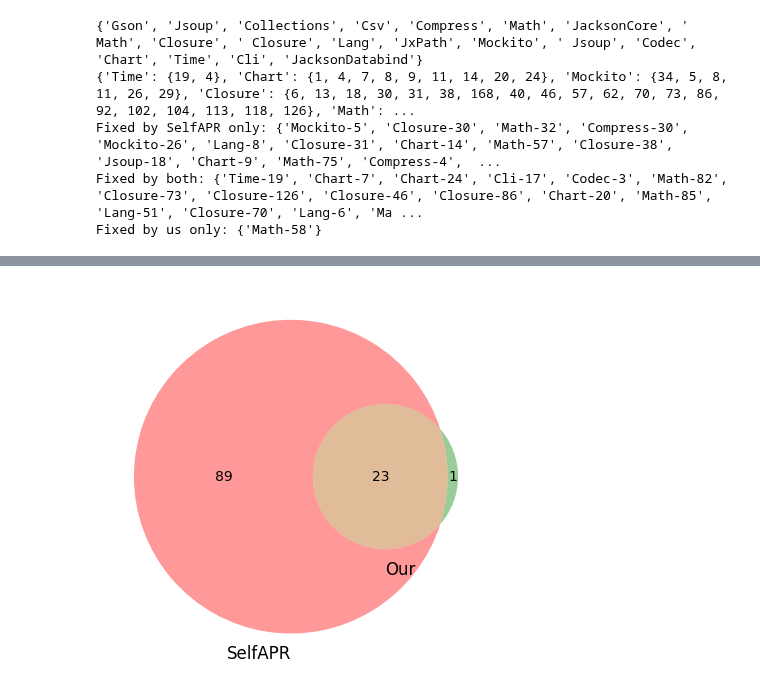
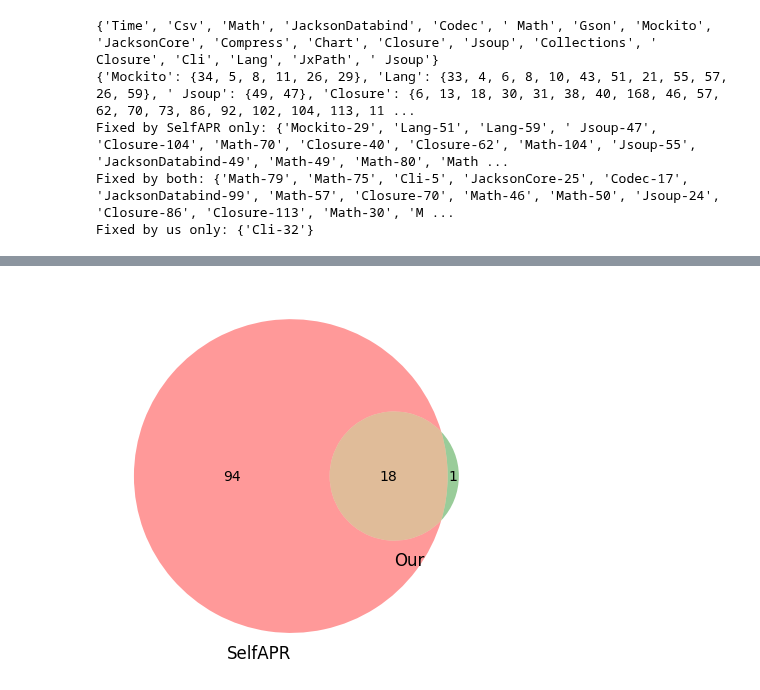
Before and after one commit to andre15silva/mufin, a Jupyter notebook: models_analysis.ipynb, the cells around one changed output, grey strips where cells are left out. Cells and saved outputs as stored; diff of their text form; code cells hidden in the pictures.

```diff
--- a/models_analysis.ipynb
+++ b/models_analysis.ipynb
@@ -66,14 +65,13 @@ def get_fixed(df):
     result = []
     for index, row in df.iterrows():
         all_fixed = []
-        for file in row.files:
-            for hunk in row.files[file]:
-                fixed = False
-                for i, fix in enumerate(row.files[file][hunk]["patches"]):
-                    if fix["test_pass"]:
-                        fixed = True
-                        break
-                all_fixed += [fixed]
+        for hunk in row.hunks:
+            fixed = False
+            for i, fix in enumerate(row.hunks[hunk]["patches"]):
+                if fix["identical"]:
+                    fixed = True
+                    break
+            all_fixed += [fixed]
         if True in all_fixed and not False in all_fixed:
             result += [index]
     return result
@@ -138,11 +136,11 @@ def compare_selfapr(selfapr_path, path):
     print("Fixed by us only: " + str(our_fixed - selfapr_fixed))
     return selfapr_df
 
-compare_selfapr("selfapr_fixed.csv", "experiments/defects4j_buglab/round1-tests/part2/fixer/eval_defects4j_bw_100.json")
+compare_selfapr("selfapr_fixed.csv", "experiments/defects4j_selfapr/round0/fixer/eval_defects4j_bw_100.json")
 # %% [output]
-{'Gson', 'Jsoup', 'Collections', 'Csv', 'Compress', 'Math', 'JacksonCore', ' Math', 'Closure', ' Closure', 'Lang', 'JxPath', 'Mockito', ' Jsoup', 'Codec', 'Chart', 'Time', 'Cli', 'JacksonDatabind'}
-{'Time': {19, 4}, 'Chart': {1, 4, 7, 8, 9, 11, 14, 20, 24}, 'Mockito': {34, 5, 8, 11, 26, 29}, 'Closure': {6, 13, 18, 30, 31, 38, 168, 40, 46, 57, 62, 70, 73, 86, 92, 102, 104, 113, 118, 126}, 'Math': ...
-Fixed by SelfAPR only: {'Mockito-5', 'Closure-30', 'Math-32', 'Compress-30', 'Mockito-26', 'Lang-8', 'Closure-31', 'Chart-14', 'Math-57', 'Closure-38', 'Jsoup-18', 'Chart-9', 'Math-75', 'Compress-4',  ...
-Fixed by both: {'Time-19', 'Chart-7', 'Chart-24', 'Cli-17', 'Codec-3', 'Math-82', 'Closure-73', 'Closure-126', 'Closure-46', 'Closure-86', 'Chart-20', 'Math-85', 'Lang-51', 'Closure-70', 'Lang-6', 'Ma ...
-Fixed by us only: {'Math-58'}
+{'Time', 'Csv', 'Math', 'JacksonDatabind', 'Codec', ' Math', 'Gson', 'Mockito', 'JacksonCore', 'Compress', 'Chart', 'Closure', 'Jsoup', 'Collections', ' Closure', 'Cli', 'Lang', 'JxPath', ' Jsoup'}
+{'Mockito': {34, 5, 8, 11, 26, 29}, 'Lang': {33, 4, 6, 8, 10, 43, 51, 21, 55, 57, 26, 59}, ' Jsoup': {49, 47}, 'Closure': {6, 13, 18, 30, 31, 38, 40, 168, 46, 57, 62, 70, 73, 86, 92, 102, 104, 113, 11 ...
+Fixed by SelfAPR only: {'Mockito-29', 'Lang-51', 'Lang-59', ' Jsoup-47', 'Closure-104', 'Math-70', 'Closure-40', 'Closure-62', 'Math-104', 'Jsoup-55', 'JacksonDatabind-49', 'Math-49', 'Math-80', 'Math ...
+Fixed by both: {'Math-79', 'Math-75', 'Cli-5', 'JacksonCore-25', 'Codec-17', 'JacksonDatabind-99', 'Math-57', 'Closure-70', 'Math-46', 'Math-50', 'Jsoup-24', 'Closure-86', 'Closure-113', 'Math-30', 'M ...
+Fixed by us only: {'Cli-32'}
 |  | Perturb Actions | Repair Actions | No. bugs | Repaired Bugs | Intersection | Intersection Repaired Bugs |
@@ -165 +163 @@ Fixed by us only: {'Math-58'}
-[figure, old version]
+[figure, new version]
```
Also changed, not shown: parts of 5 cells of this notebook, 1 other file.
